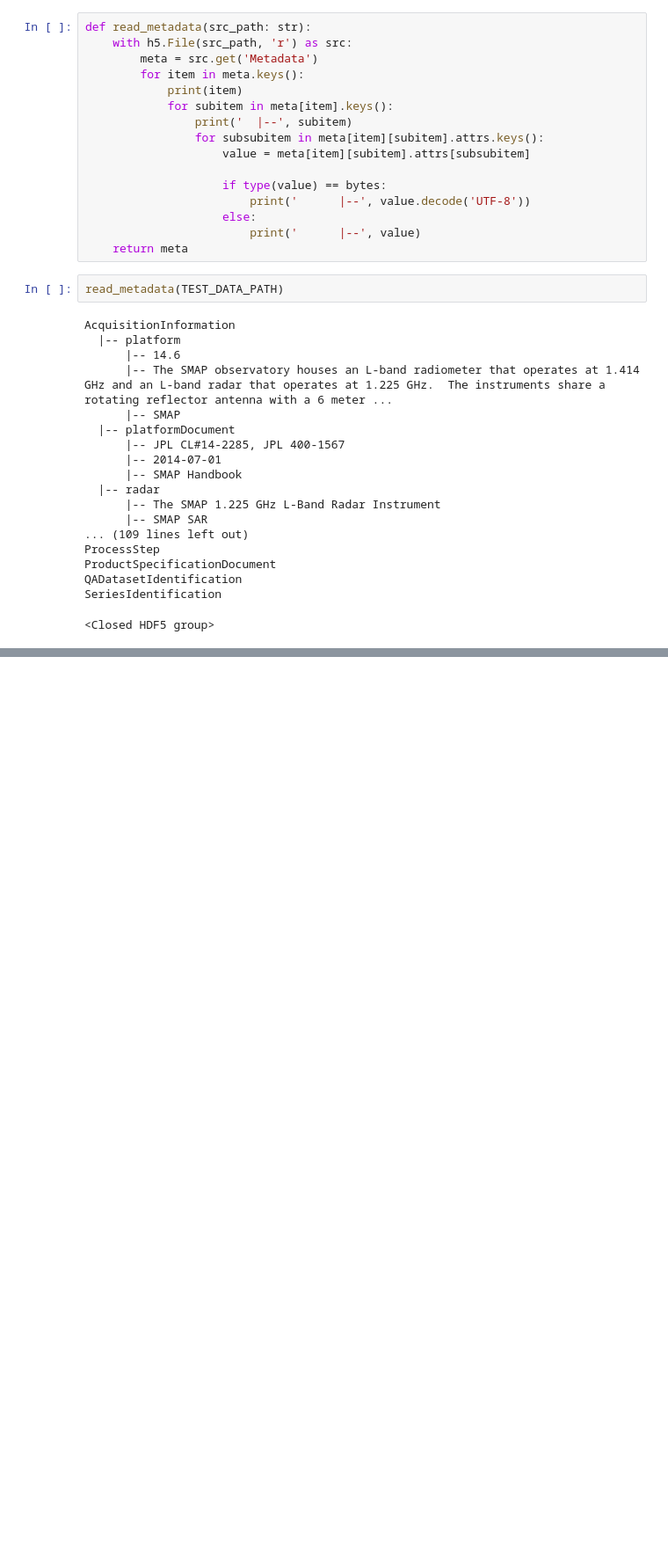
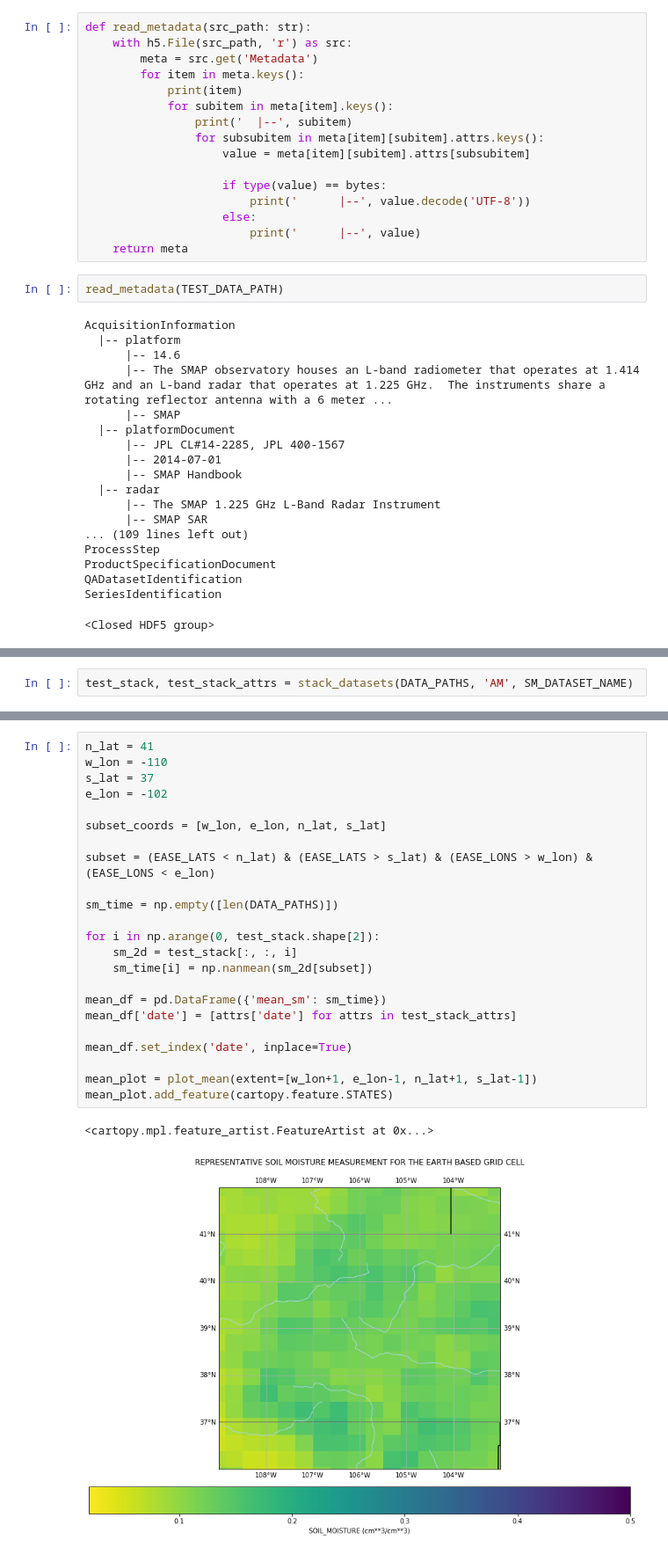
Before and after one commit to bmcandr/smap-data-vis, a Jupyter notebook: notebooks/smap-data-vis-h5py.ipynb, the cells around one changed output, grey strips where cells are left out. Shown at 88% size. Saved outputs shown, nothing was run; the diff lists cells and outputs as text; blank space fills up the shorter version.

```diff
--- a/notebooks/smap-data-vis-h5py.ipynb
+++ b/notebooks/smap-data-vis-h5py.ipynb
@@ -186,0 +279,2 @@ vegetation_water_content_pm
+# %%
+test_stack, test_stack_attrs = stack_datasets(DATA_PATHS, 'AM', SM_DATASET_NAME)
@@ -186,0 +293,26 @@ vegetation_water_content_pm
+# %%
+n_lat = 41
+w_lon = -110
+s_lat = 37
+e_lon = -102
+
+subset_coords = [w_lon, e_lon, n_lat, s_lat]
+
+subset = (EASE_LATS < n_lat) & (EASE_LATS > s_lat) & (EASE_LONS > w_lon) & (EASE_LONS < e_lon)
+
+sm_time = np.empty([len(DATA_PATHS)])
+
+for i in np.arange(0, test_stack.shape[2]):
+    sm_2d = test_stack[:, :, i]
+    sm_time[i] = np.nanmean(sm_2d[subset])
+
+mean_df = pd.DataFrame({'mean_sm': sm_time})
+mean_df['date'] = [attrs['date'] for attrs in test_stack_attrs]
+
+mean_df.set_index('date', inplace=True)
+
+mean_plot = plot_mean(extent=[w_lon+1, e_lon-1, n_lat+1, s_lat-1])
+mean_plot.add_feature(cartopy.feature.STATES)
+# %% [output]
+<cartopy.mpl.feature_artist.FeatureArtist at 0x...>
+[figure, added]
```
Also changed, not shown: parts of 20 cells of this notebook.
